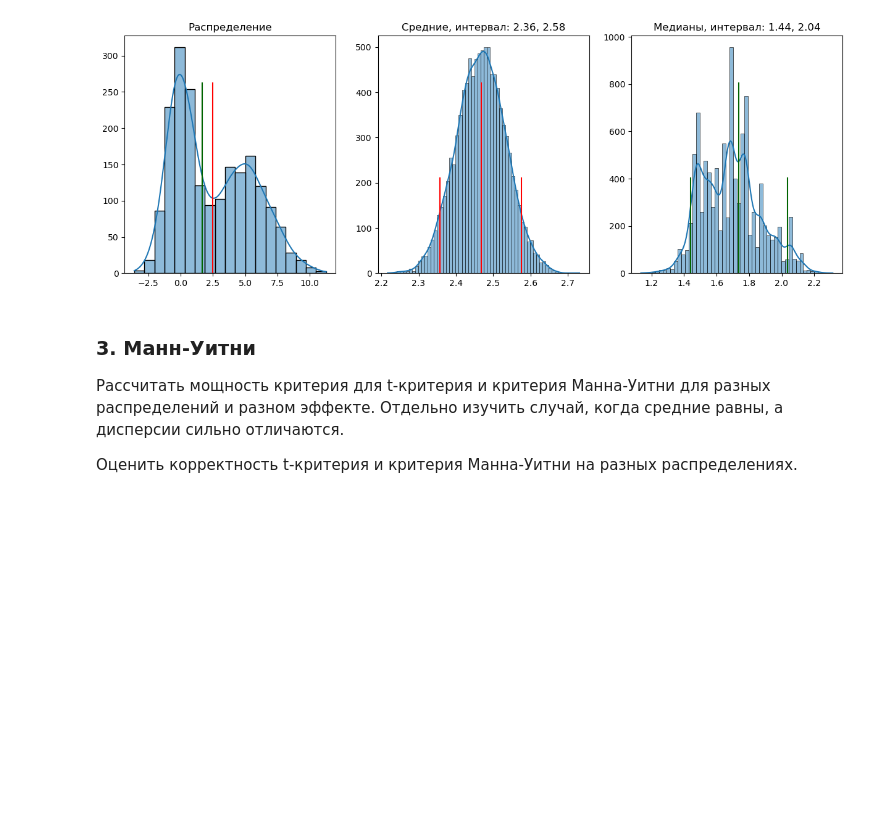
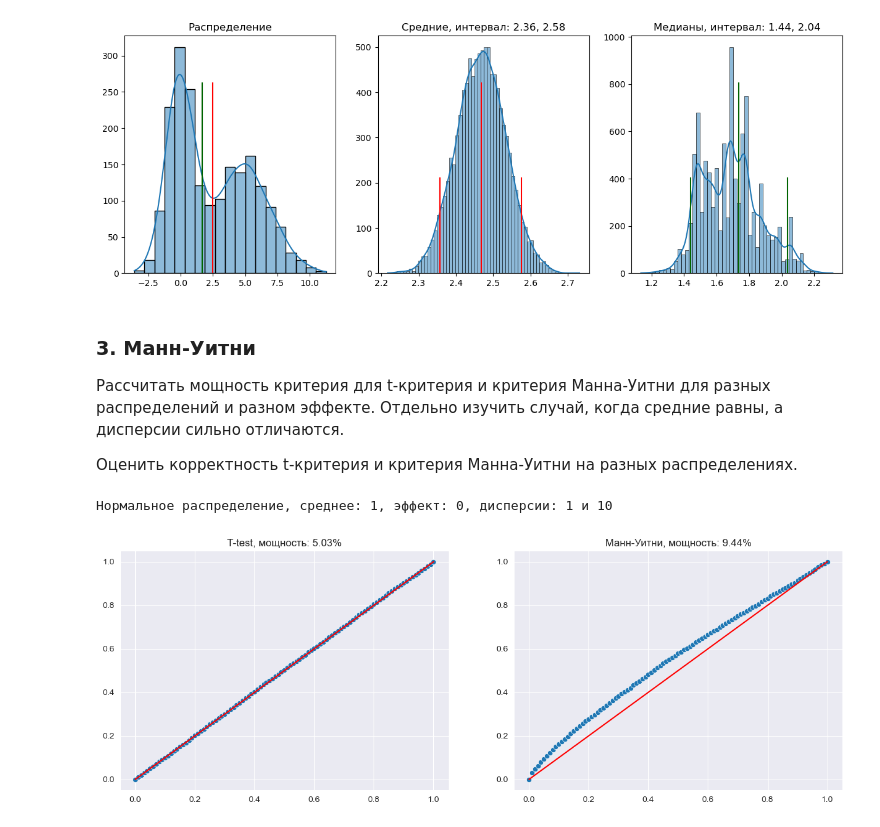
Before and after one commit to Naumenko-KM/MADE_2_AB, a Jupyter notebook: HWs /2.ipynb, the cells around one changed output. Cells and saved outputs as stored; diff of their text form; code cells hidden in the pictures; blank space fills up the shorter version.

```diff
--- a/HWs /2.ipynb
+++ b/HWs /2.ipynb
@@ -187,3 +187,12 @@ bootstrap(x_a)
 Рассчитать мощность критерия для t-критерия и критерия Манна-Уитни для разных распределений и разном эффекте. Отдельно изучить случай, когда средние равны, а дисперсии сильно отличаются.
 
 Оценить корректность t-критерия и критерия Манна-Уитни на разных распределениях.
+# %%
+size = 30
+n_sample = 1000
+p_values = []
+for _ in range(n_sample):
+    x_a = sps.expon.rvs(loc=1, scale=1, size=size)
+    x_b = sps.expon.rvs(loc=1, scale=1, size=size)
+    p_values.append(sps.mannwhitneyu(x_a, x_b).pvalue)
+p_values = np.array(p_values)
@@ -189,0 +257,7 @@ bootstrap(x_a)
+# %%
+params = ('Нормальное распределение', 1, 1, 1, 10)
+print(f'{params[0]}, среднее: {params[1]}, эффект: {params[2] - params[1]}, дисперсии: {params[3]} и {params[4]}')
+power_and_correctness(params)
+# %% [output]
+Нормальное распределение, среднее: 1, эффект: 0, дисперсии: 1 и 10
+[figure, added]
```
Also changed, not shown: parts of 7 cells of this notebook, 1 other file.
